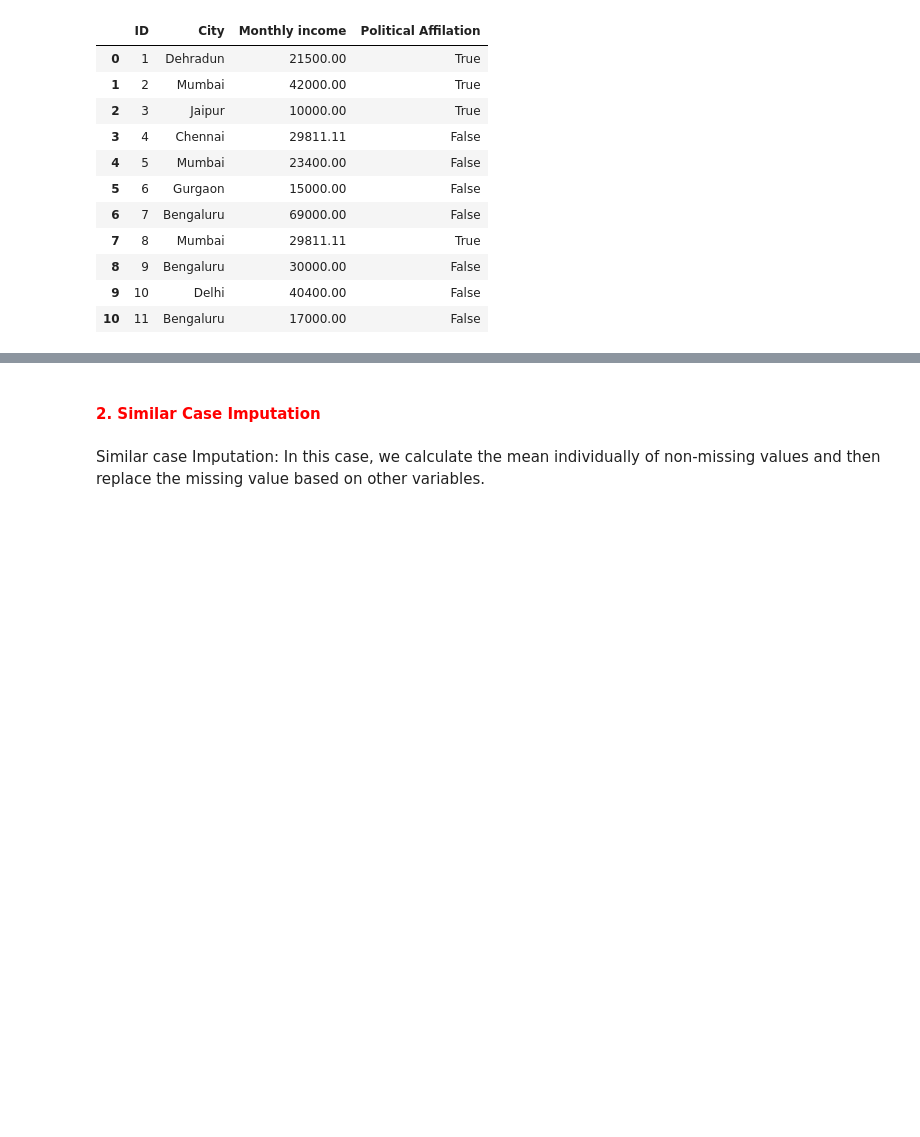
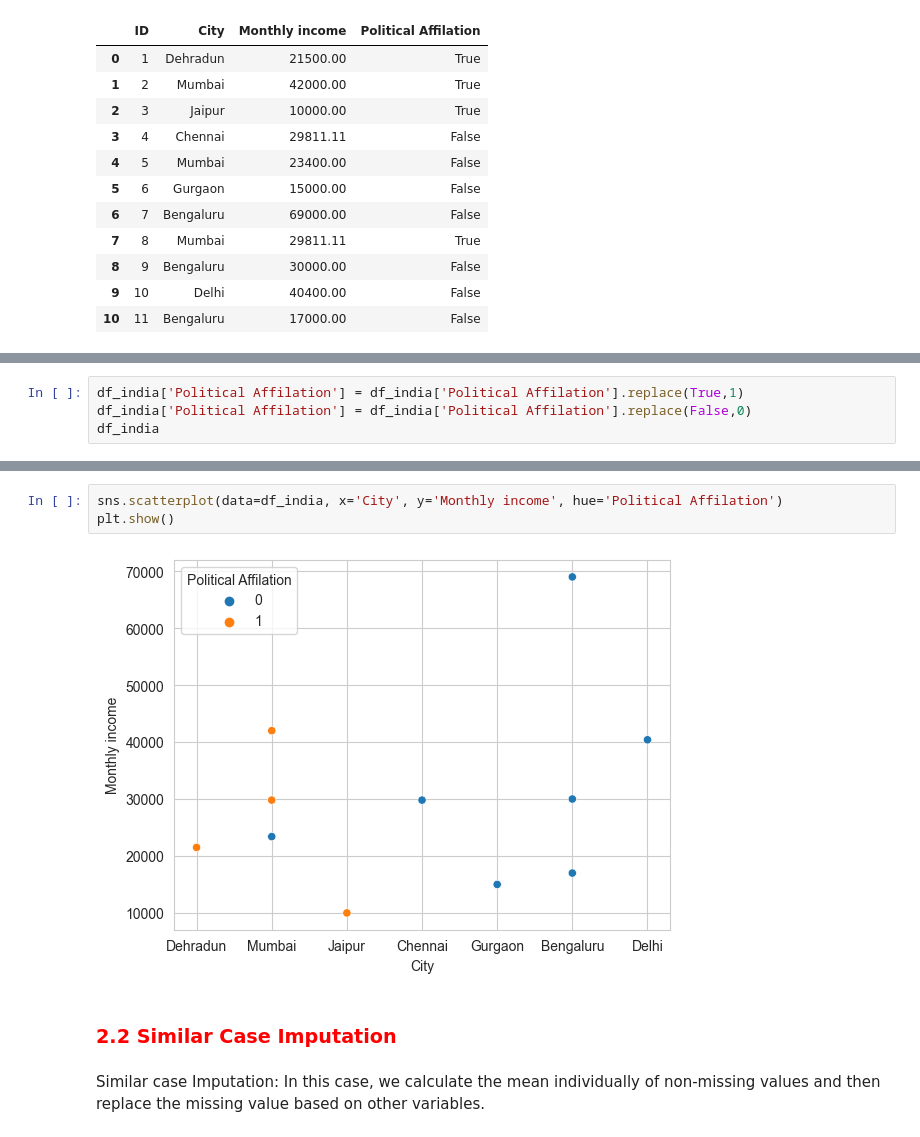
Before and after one commit to AnalyticalHarry/FutureAndOption, a Jupyter notebook: 2.Machine Learning 2 - Generalise Imputation, Imputation with linear regression, KNN Imputation and polynomial regression Model.ipynb, the cells around one changed output, grey strips where cells are left out. Drawn from its saved outputs; the diff is of its cells as text; blank space fills up the shorter version.

```diff
--- a/2.Machine Learning 2 - Generalise Imputation, Imputation with linear regression, KNN Imputation and polynomial regression Model.ipynb
+++ b/2.Machine Learning 2 - Generalise Imputation, Imputation with linear regression, KNN Imputation and polynomial regression Model.ipynb
@@ -201,0 +248,4 @@ df_india
+# %%
+df_india['Political Affilation'] = df_india['Political Affilation'].replace(True,1)
+df_india['Political Affilation'] = df_india['Political Affilation'].replace(False,0)
+df_india
@@ -202,5 +265,10 @@ df_india
+# %%
+sns.scatterplot(data=df_india, x='City', y='Monthly income', hue='Political Affilation')
+plt.show()
+# %% [output]
+[figure, added]
 # %% [markdown]
-#### <font color="red">2. Similar Case Imputation
+### <font color="red">2.2 Similar Case Imputation
 # %% [markdown]
 Similar case Imputation: In this case, we calculate the mean individually of non-missing values and then replace the missing value based on other variables.
 # %%
```
Also changed, not shown: parts of 73 cells of this notebook.
